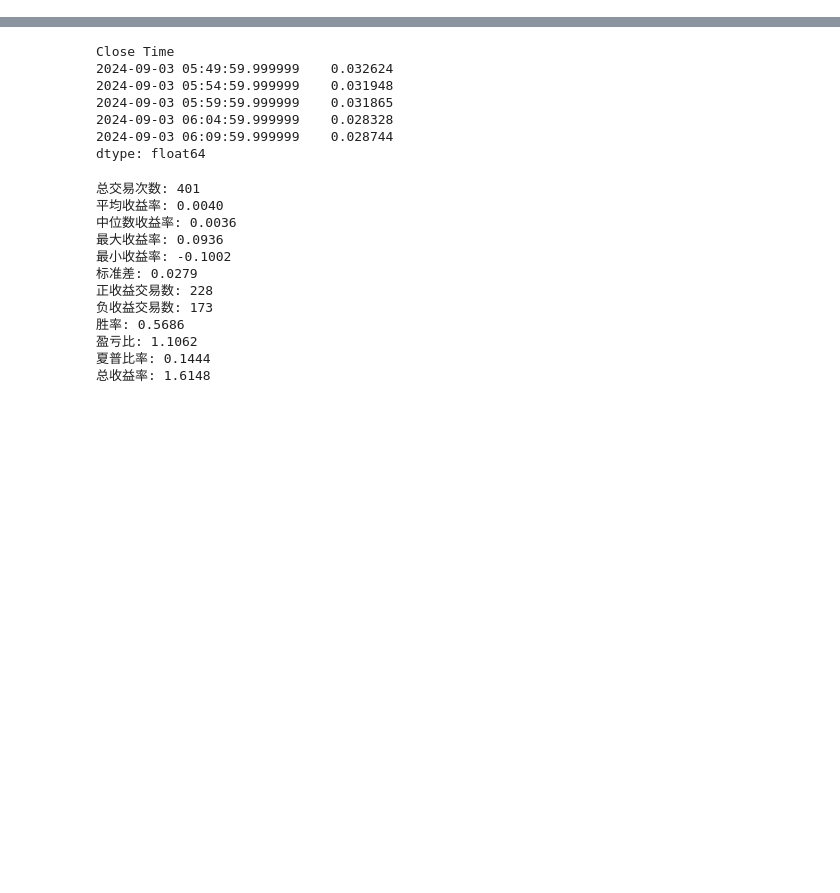
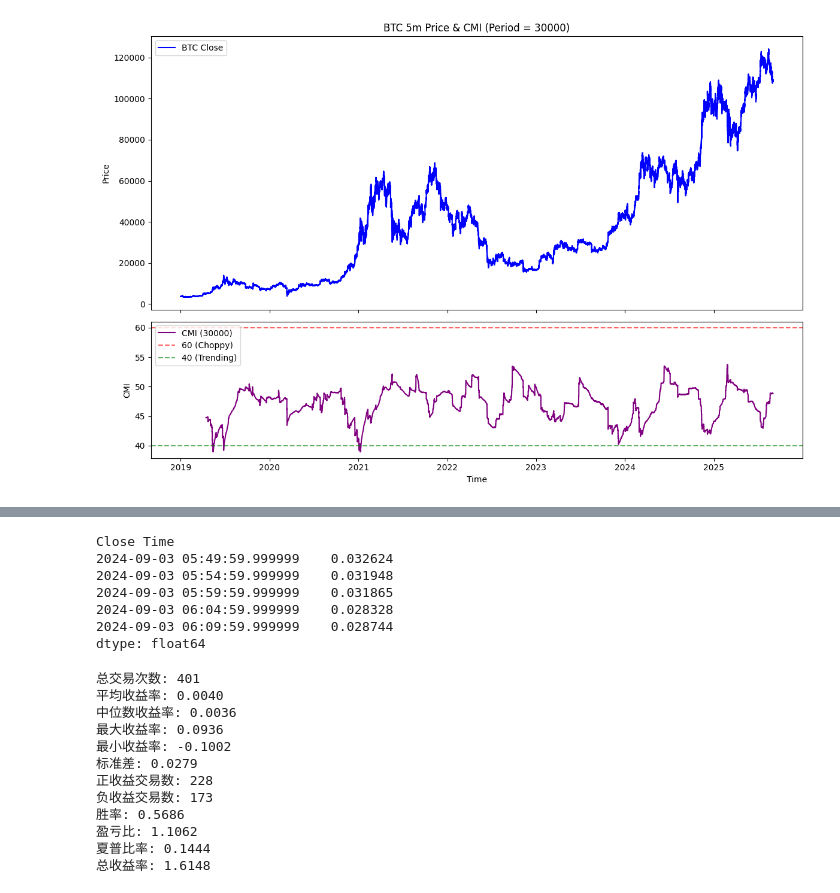
Before and after one commit to RockyLiii/Quant-on-Crypto, a Jupyter notebook: strategies/rev-strategy/strategy.ipynb, the cells around one changed output, grey strips where cells are left out. Cells and saved outputs as stored; diff of their text form; code cells hidden in the pictures; blank space fills up the shorter version.

```diff
--- a/strategies/rev-strategy/strategy.ipynb
+++ b/strategies/rev-strategy/strategy.ipynb
@@ -46,6 +46,54 @@ btc['Open Time'] = pd.to_datetime(btc['Open Time'], unit='us')
 
 # 设置索引
 btc.set_index("Close Time", inplace=True)
+# %%
+
+import numpy as np
+import pandas as pd
+import matplotlib.pyplot as plt
+
+def calc_cmi(btc: pd.DataFrame, n: int = 14) -> pd.Series:
+    """标准 CMI 计算，需要 High/Low/Close"""
+    prev_close = btc["Close"].shift(1)
+    tr = pd.concat([
+        btc["High"] - btc["Low"],
+        (btc["High"] - prev_close).abs(),
+        (btc["Low"] - prev_close).abs()
+    ], axis=1).max(axis=1)
+
+    tr_sum = tr.rolling(window=n).sum()
+    high_n = btc["High"].rolling(window=n).max()
+    low_n  = btc["Low"].rolling(window=n).min()
+
+    cmi = 100 * (
+        np.log10(tr_sum) - np.log10(high_n - low_n)
+    ) / np.log10(n)
+    return cmi
+long_n = 30000  # 60根5m = 300分钟 ≈ 5小时
+
+btc["CMI_long"] = calc_cmi(btc, n=long_n)
+
+fig, (ax1, ax2) = plt.subplots(2, 1, figsize=(12,8), sharex=True,
+                               gridspec_kw={'height_ratios':[2,1]})
+
+# 价格
+ax1.plot(btc.index, btc["Close"], color="blue", label="BTC Close")
+ax1.set_title(f"BTC 5m Price & CMI (Period = {long_n})")
+ax1.set_ylabel("Price")
+ax1.legend(loc="upper left")
+
+# 长周期 CMI
+ax2.plot(btc.index, btc["CMI_long"], color="purple", label=f"CMI ({long_n})")
+ax2.axhline(60, color="red", linestyle="--", alpha=0.6, label="60 (Choppy)")
+ax2.axhline(40, color="green", linestyle="--", alpha=0.6, label="40 (Trending)")
+ax2.set_ylabel("CMI")
+ax2.set_xlabel("Time")
+ax2.legend(loc="upper left")
+
+plt.tight_layout()
+plt.show()
+# %% [output]
+[figure, added]
 # %%
 
 # # Set the parameters
```
Also changed, not shown: parts of 4 cells of this notebook, 9 other files.
